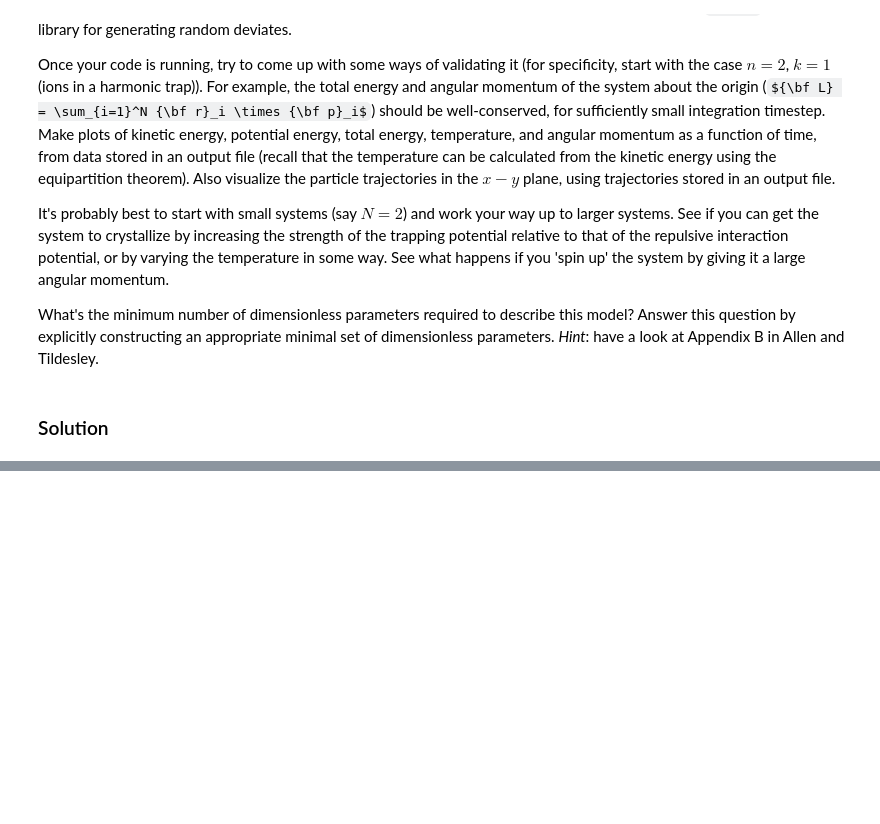
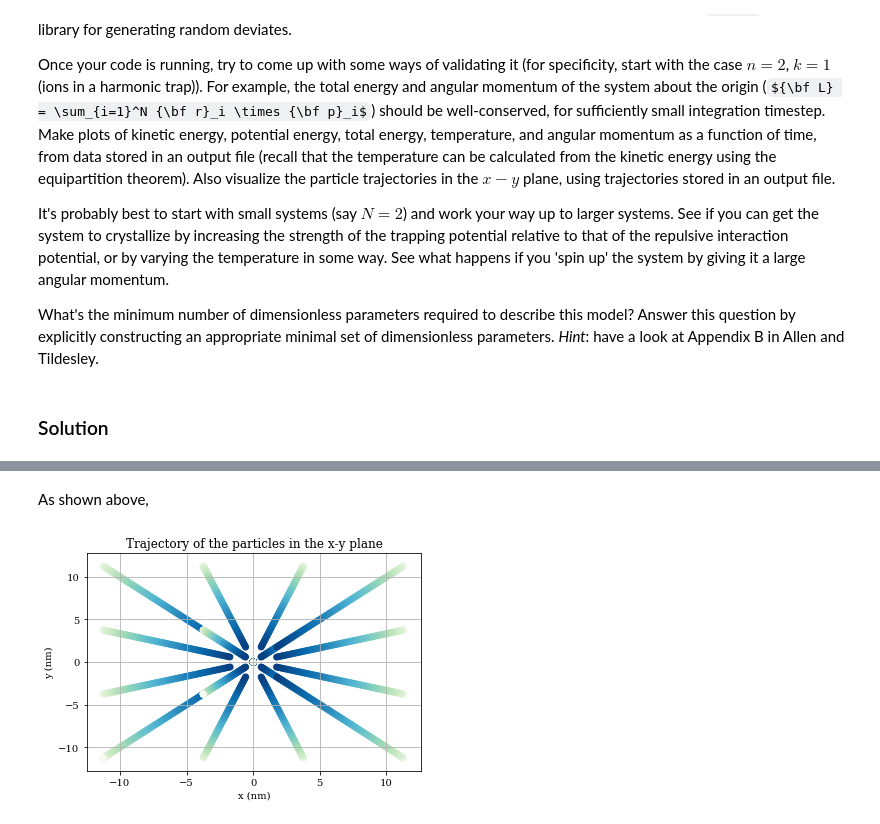
Before and after one commit to wehs7661/CompPhys, a Jupyter notebook: Tutorials/Tutorial_02.ipynb, the cells around one changed output, grey strips where cells are left out. Saved outputs shown, nothing was run; the diff lists cells and outputs as text; code cells hidden in the pictures; some formulas as TeX source; blank space fills up the shorter version.

```diff
--- a/Tutorials/Tutorial_02.ipynb
+++ b/Tutorials/Tutorial_02.ipynb
@@ -79,0 +102,13 @@ MDA.plot_all()
+# %% [markdown]
+As shown above,
+# %%
+mdp = Initialization('Tutorial_02.yml')
+MD = MolecularDynamics('Tutorial_02.yml')
+MD.coords *= 10
+MD.N_steps = 100
+MD.u = 100
+MD.verlet_integration(MD.velocities, MD.coords)
+TA = TrajAnalysis('Tutorial_02.yml', 'Tutorial_02_traj.yml')
+TA.plot_xy_traj()
+# %% [output]
+[figure, added]
```
Also changed, not shown: parts of 4 cells of this notebook, 18 other files.
